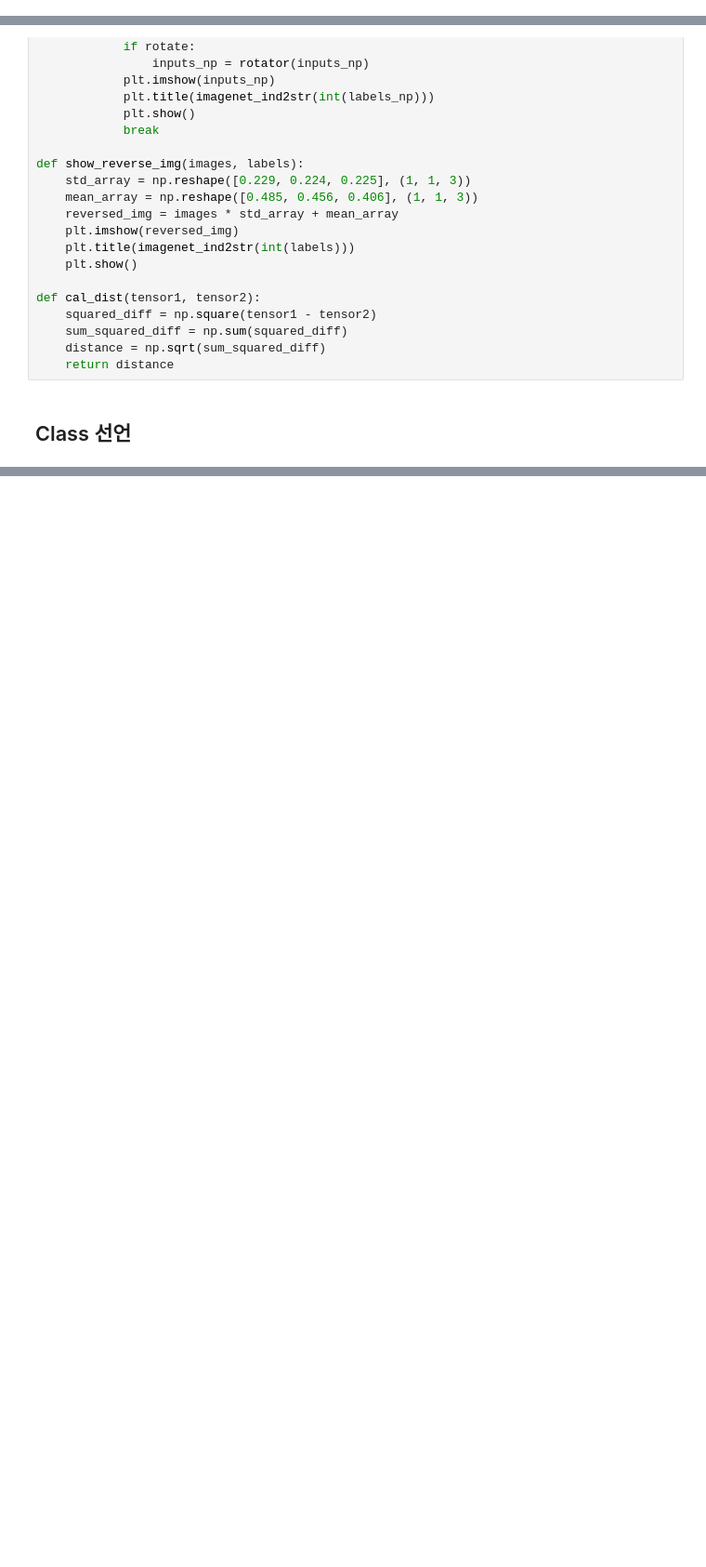
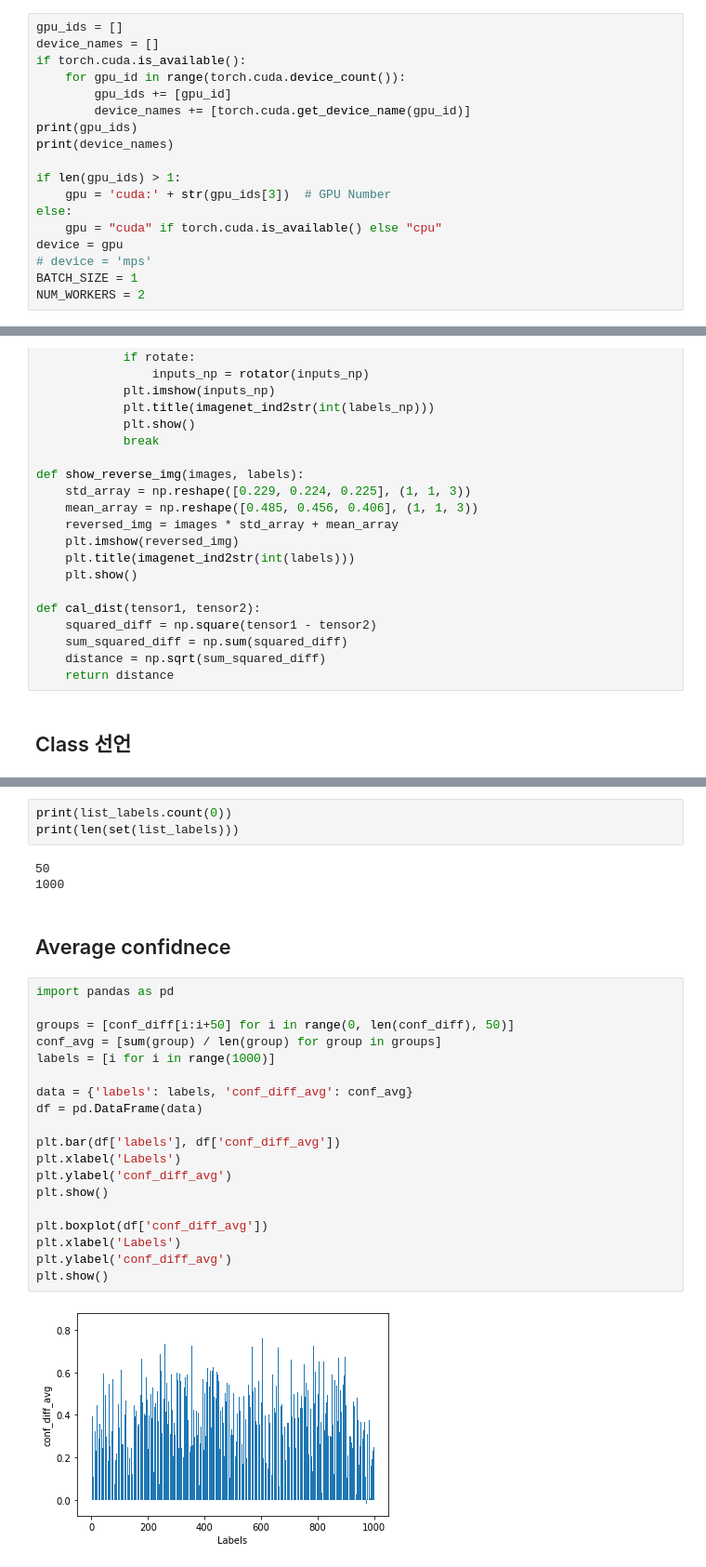
Before and after one commit to HiMyNameIsDavidKim/ML_Example, a Jupyter notebook: CV/patch_trans.ipynb, the cells around one changed output, grey strips where cells are left out. Shown at 93% size. Saved outputs shown, nothing was run; the diff lists cells and outputs as text; blank space fills up the shorter version.

```diff
--- a/CV/patch_trans.ipynb
+++ b/CV/patch_trans.ipynb
@@ -26,0 +24,18 @@ NUM_WORKERS = 2
+# %%
+gpu_ids = []
+device_names = []
+if torch.cuda.is_available():
+    for gpu_id in range(torch.cuda.device_count()):
+        gpu_ids += [gpu_id]
+        device_names += [torch.cuda.get_device_name(gpu_id)]
+print(gpu_ids)
+print(device_names)
+
+if len(gpu_ids) > 1:
+    gpu = 'cuda:' + str(gpu_ids[3])  # GPU Number
+else:
+    gpu = "cuda" if torch.cuda.is_available() else "cpu"
+device = gpu
+# device = 'mps'
+BATCH_SIZE = 1
+NUM_WORKERS = 2
@@ -236,0 +258,29 @@ Classes: 1000
+# %%
+print(list_labels.count(0))
+print(len(set(list_labels)))
+# %% [output]
+50
+1000
+# %% [markdown]
+## Average confidnece
+# %%
+import pandas as pd
+
+groups = [conf_diff[i:i+50] for i in range(0, len(conf_diff), 50)]
+conf_avg = [sum(group) / len(group) for group in groups]
+labels = [i for i in range(1000)]
+
+data = {'labels': labels, 'conf_diff_avg': conf_avg}
+df = pd.DataFrame(data)
+
+plt.bar(df['labels'], df['conf_diff_avg'])
+plt.xlabel('Labels')
+plt.ylabel('conf_diff_avg')
+plt.show()
+
+plt.boxplot(df['conf_diff_avg'])
+plt.xlabel('Labels')
+plt.ylabel('conf_diff_avg')
+plt.show()
+# %% [output]
+[figure, added]
```
Also changed, not shown: parts of 11 cells of this notebook, 1 other file.
